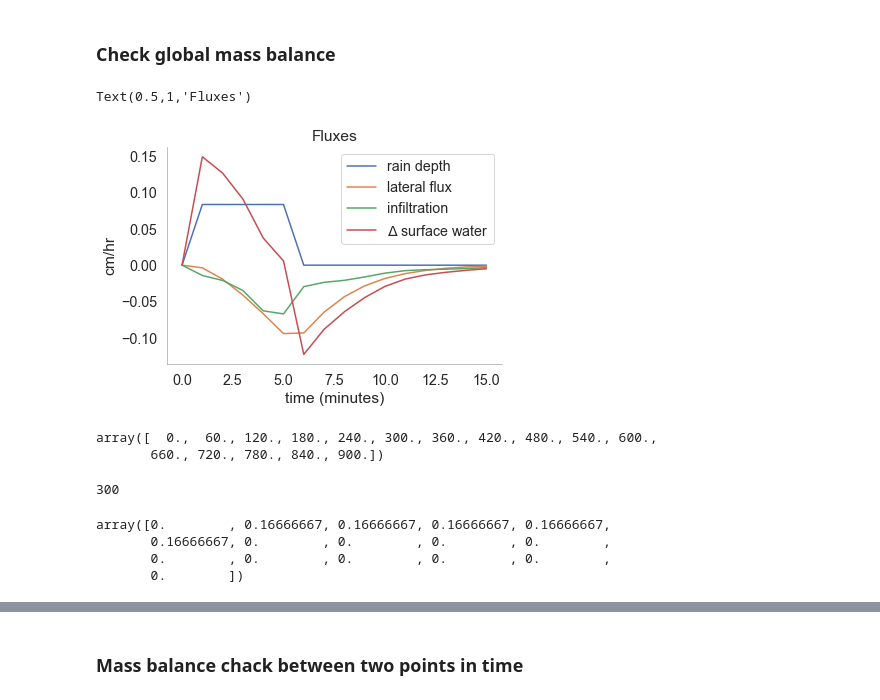
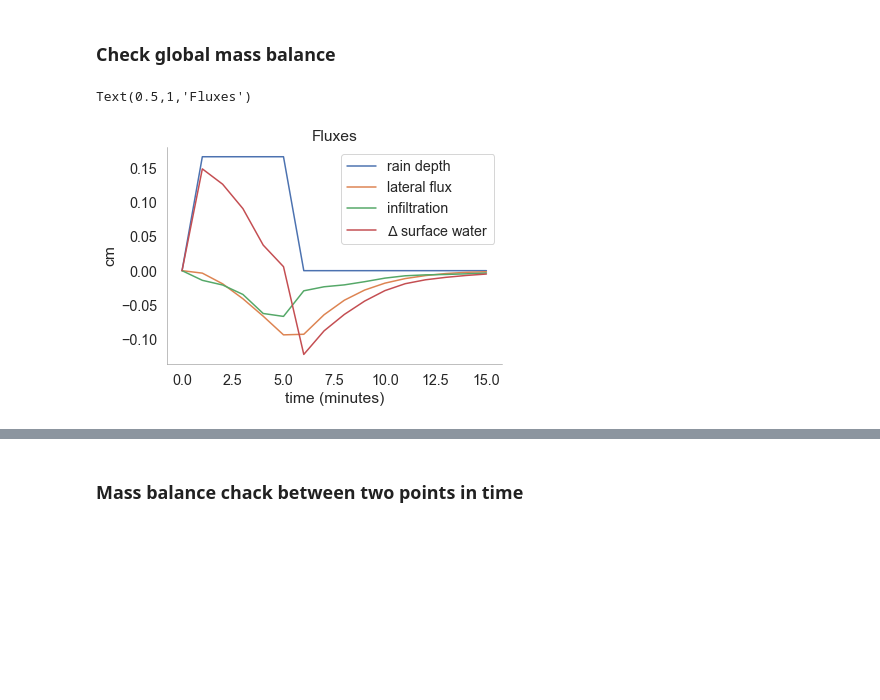
Before and after one commit to octavia-crompton/SVE-R, a Jupyter notebook: example_mass_balance.ipynb, the cells around one changed output, grey strips where cells are left out. Drawn from its saved outputs; the diff is of its cells as text; code cells hidden in the pictures; blank space fills up the shorter version.

```diff
--- a/example_mass_balance.ipynb
+++ b/example_mass_balance.ipynb
@@ -69,36 +52,20 @@ Text(0.5,1,'Hydrographs')
 # %%
 rain_depth = np.ones_like(sim.t_p)*sim.rain*100*sim.t_p[1]
 rain_depth[ sim.t_p > sim.t_rain] =0
 rain_depth[0] = 0
 # check for a sensible hydrograph
 plt.figure()
-plt.plot(sim['t_p']/60, rain_depth, label = "rain depth")
+plt.plot(sim['t_p']/60, sim['zrain'], label = "rain depth")
 plt.plot(sim['t_p']/60., sim['flux'], label = "lateral flux")
 plt.plot(sim['t_p']/60., sim['infl'], label = "infiltration")
 plt.plot(sim['t_p']/60., sim['dvol'], label = "$\Delta$ surface water")
 
 
 # plt.plot(sim['t_p']/60., sim['']*3.6e3)
 plt.legend()
 plt.xlabel('time (minutes)')
-plt.ylabel('cm/hr')
+plt.ylabel('cm')
 plt.title('Fluxes')
 # %% [output]
 Text(0.5,1,'Fluxes')
-[figure, old version]
+[figure, new version]
-# %%
-sim.t_p
-# %% [output]
-array([  0.,  60., 120., 180., 240., 300., 360., 420., 480., 540., 600.,
-       660., 720., 780., 840., 900.])
-# %%
-sim.t_rain
-# %% [output]
-300
-# %%
-sim['zrain']
-# %% [output]
-array([0.        , 0.16666667, 0.16666667, 0.16666667, 0.16666667,
-       0.16666667, 0.        , 0.        , 0.        , 0.        ,
-       0.        , 0.        , 0.        , 0.        , 0.        ,
-       0.        ])
```
Also changed, not shown: parts of 5 cells of this notebook.
